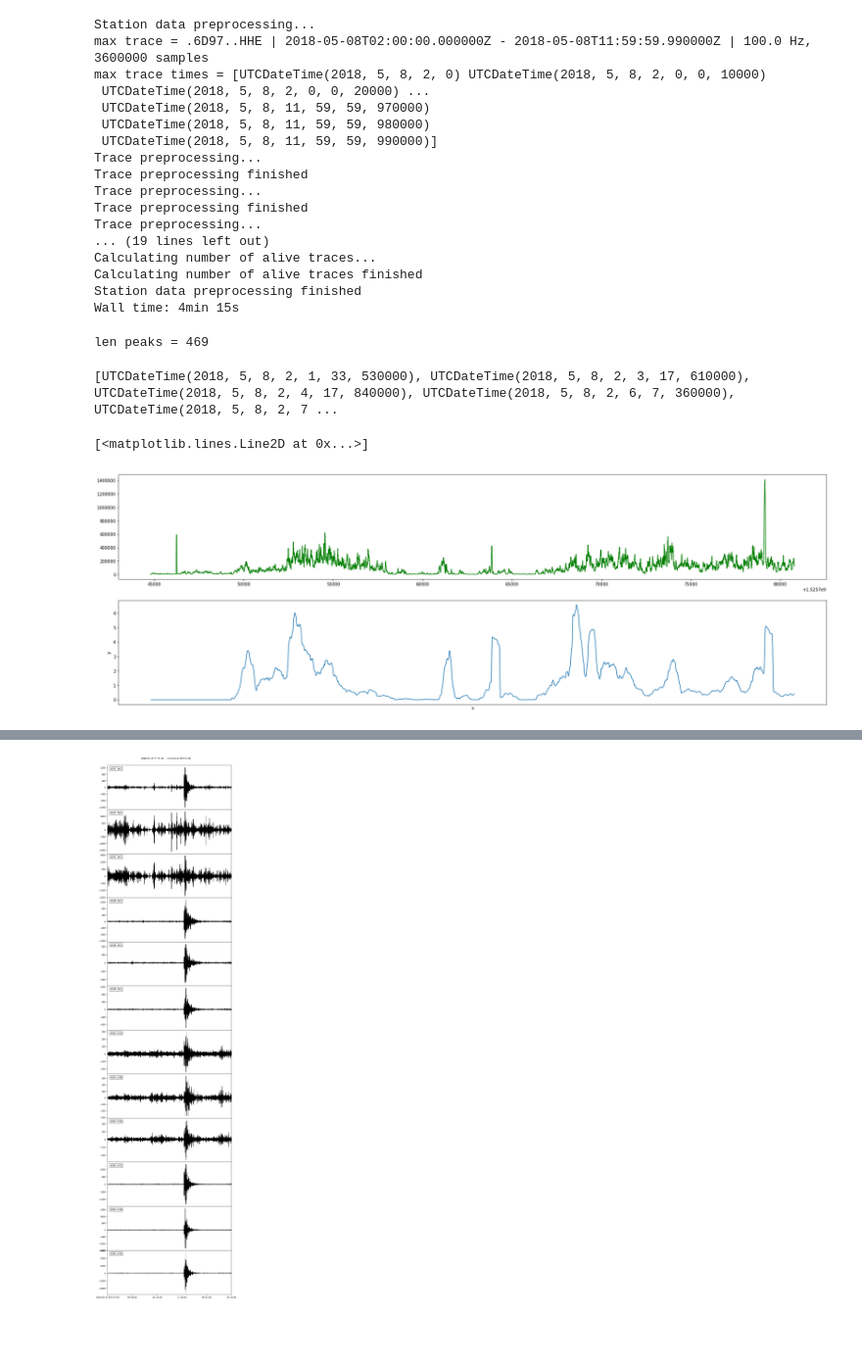
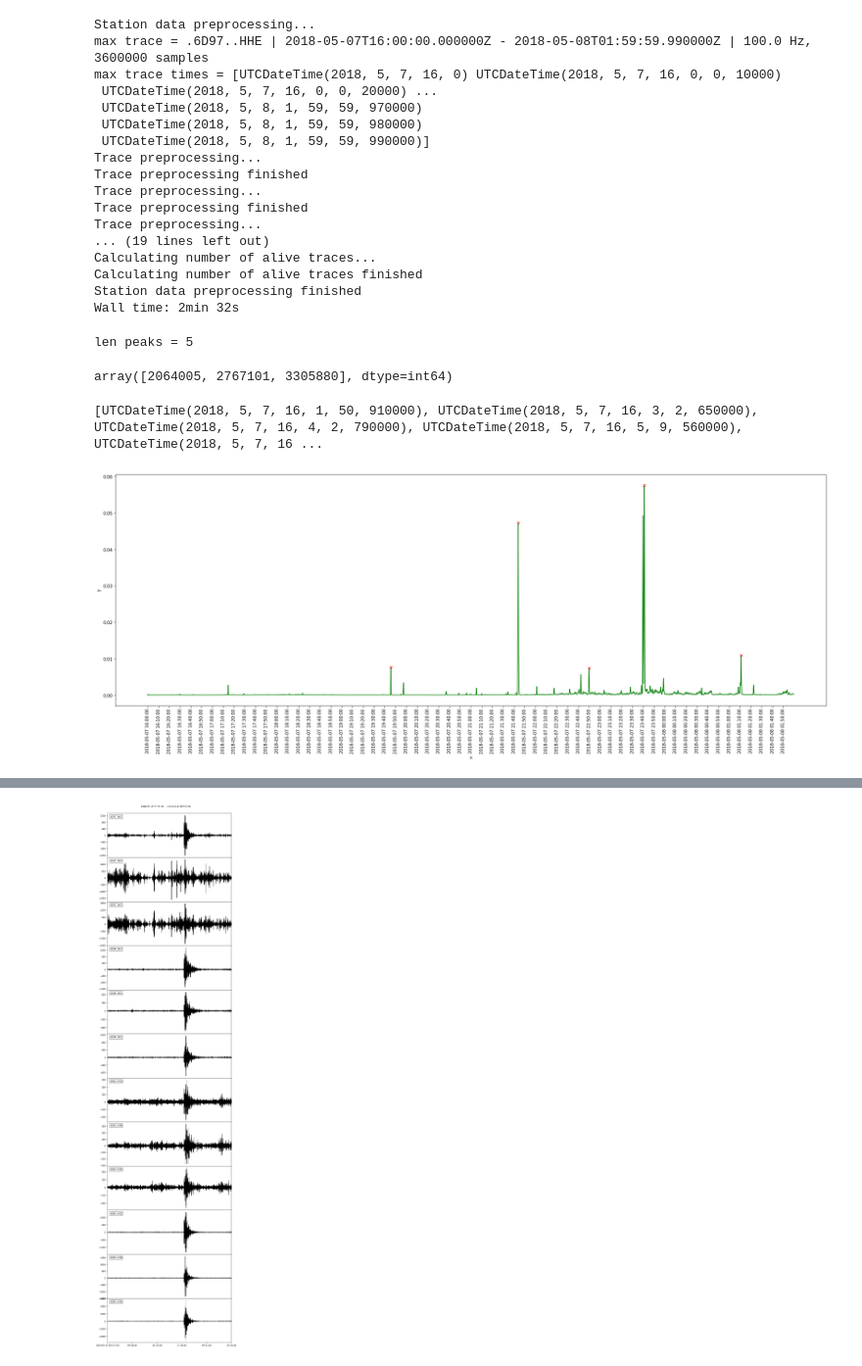
Before and after one commit to asergeev95/obspy_data_processing, a Jupyter notebook: OBSPY/CompressedTriggersCutting — перед затаскиванием всего под цикл.ipynb, the cells around one changed output, grey strips where cells are left out. Shown at 98% size. Drawn from its saved outputs; the diff is of its cells as text; code cells hidden in the pictures; blank space fills up the shorter version.

```diff
--- a/OBSPY/CompressedTriggersCutting — перед затаскиванием всего под цикл.ipynb
+++ b/OBSPY/CompressedTriggersCutting — перед затаскиванием всего под цикл.ipynb
@@ -68,8 +76,8 @@ def moving_average(l, N):
     return result
 # %%
 %%time
-#file_num = 40
-file_num = 50
+file_num = 40
+#file_num = 50
 #file_num = 60 тут в начале есть похожее на то, что выше
 #file_num = 70 тут 2 нормальных события и много мелкого мусора. 1 из 2 событий - скорее всего лаг
 #file_num = 80 много как в 50
@@ -93,7 +101,7 @@ Wall time: 31.2 s
 normalized_station_data = station_data.copy()
 for trace in normalized_station_data:
     trace.data = trace.data/np.max(trace.data)
-seismic_data = SeismicData(station_data)
+seismic_data = SeismicData(normalized_station_data)
 squareSum = square_sum(seismic_data)
 x = list()
 y = list()
@@ -107,12 +115,12 @@ x_av = np.asarray(x.copy())
 y_av = np.asarray(moving_average(y.copy(), m))
 # %% [output]
 Station data preprocessing...
-max trace = .6D97..HHE | 2018-05-08T02:00:00.000000Z - 2018-05-08T11:59:59.990000Z | 100.0 Hz, 3600000 samples
-max trace times = [UTCDateTime(2018, 5, 8, 2, 0) UTCDateTime(2018, 5, 8, 2, 0, 0, 10000)
- UTCDateTime(2018, 5, 8, 2, 0, 0, 20000) ...
- UTCDateTime(2018, 5, 8, 11, 59, 59, 970000)
- UTCDateTime(2018, 5, 8, 11, 59, 59, 980000)
- UTCDateTime(2018, 5, 8, 11, 59, 59, 990000)]
+max trace = .6D97..HHE | 2018-05-07T16:00:00.000000Z - 2018-05-08T01:59:59.990000Z | 100.0 Hz, 3600000 samples
+max trace times = [UTCDateTime(2018, 5, 7, 16, 0) UTCDateTime(2018, 5, 7, 16, 0, 0, 10000)
+ UTCDateTime(2018, 5, 7, 16, 0, 0, 20000) ...
+ UTCDateTime(2018, 5, 8, 1, 59, 59, 970000)
+ UTCDateTime(2018, 5, 8, 1, 59, 59, 980000)
+ UTCDateTime(2018, 5, 8, 1, 59, 59, 990000)]
 Trace preprocessing...
 Trace preprocessing finished
 Trace preprocessing...
@@ -122,12 +130,12 @@ Trace preprocessing...
 Calculating number of alive traces...
 Calculating number of alive traces finished
 Station data preprocessing finished
-Wall time: 4min 15s
+Wall time: 2min 32s
 # %%
 from scipy.signal import find_peaks
-peaks, _ = find_peaks(y_av, distance=6000, height=0.005)
+peaks, _ = find_peaks(y_av, distance=9000, height=0.007)
 print('len peaks = {}'.format(len(peaks)))
 lpeaks = np.asarray(peaks)
 x_av = np.asarray(x_av)
 # %% [output]
-len peaks = 469
+len peaks = 5
@@ -138,3 +142,7 @@ len peaks = 469
+# %%
+lpeaks
+# %% [output]
+array([2064005, 2767101, 3305880], dtype=int64)
 # %%
 times = station_data[0].times("utcdatetime")
 peaks_times = times[lpeaks]
@@ -142,6 +150,6 @@ filtered_times = union_close_times(peaks_times)
 filtered_times.append(peaks_times[len(peaks_times)-1])
 print(filtered_times)
 # %% [output]
-[UTCDateTime(2018, 5, 8, 2, 1, 33, 530000), UTCDateTime(2018, 5, 8, 2, 3, 17, 610000), UTCDateTime(2018, 5, 8, 2, 4, 17, 840000), UTCDateTime(2018, 5, 8, 2, 6, 7, 360000), UTCDateTime(2018, 5, 8, 2, 7 ...
+[UTCDateTime(2018, 5, 7, 16, 1, 50, 910000), UTCDateTime(2018, 5, 7, 16, 3, 2, 650000), UTCDateTime(2018, 5, 7, 16, 4, 2, 790000), UTCDateTime(2018, 5, 7, 16, 5, 9, 560000), UTCDateTime(2018, 5, 7, 16 ...
 # %%
 xticks = [x.datetime.strftime("%Y-%m-%d %H:%M:%S") for x in  x_av][::60000]
@@ -150,13 +156,12 @@ cft = classic_sta_lta(y_av, 45000, 450000)
 # %%
 from matplotlib import pyplot as plt
-fig, (ax1, ax2) = plt.subplots(2, 1, figsize=(30, 10))
+fig, (ax1) = plt.subplots(1, 1, figsize=(30, 10))
 ax1.plot(x_av,y_av, "g")
 plt.xlabel('x')
 plt.ylabel('y')
 plt.xticks(x_av[::60000], xticks, rotation=90)
-#ax1.plot(x_av[lpeaks], y_av[lpeaks], "rx")
-ax2.plot(cft)
-#plt.show(
+ax1.plot(x_av[lpeaks], y_av[lpeaks], "rx")
+#ax2.plot(cft)
+plt.show()
 # %% [output]
-[<matplotlib.lines.Line2D at 0x...>]
-[figure, old version]
+[figure, new version]
```
Also changed, not shown: parts of 7 cells of this notebook, 6 other files.
